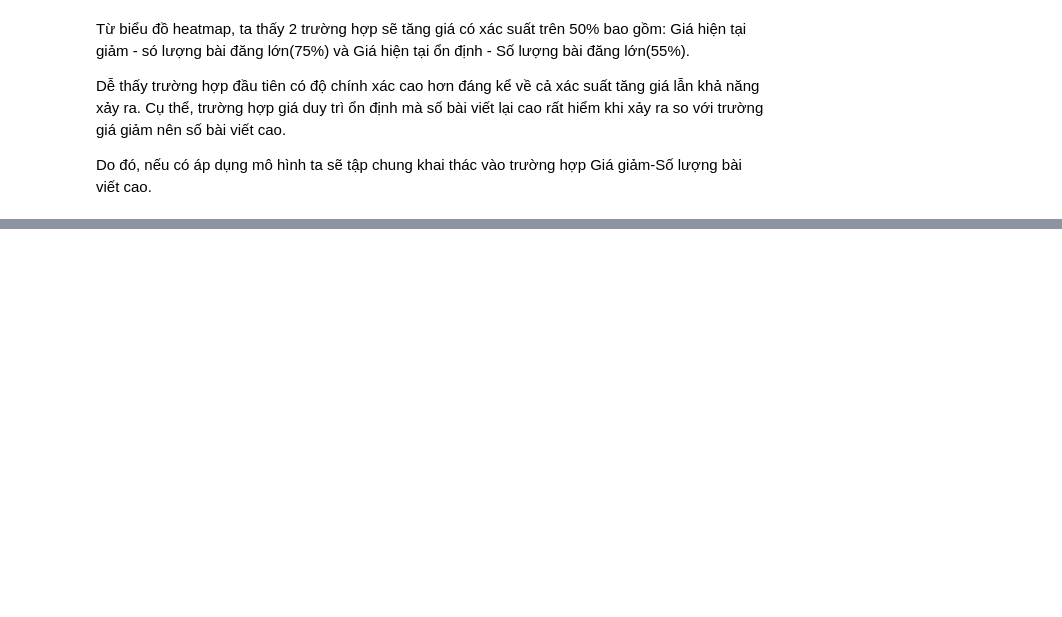
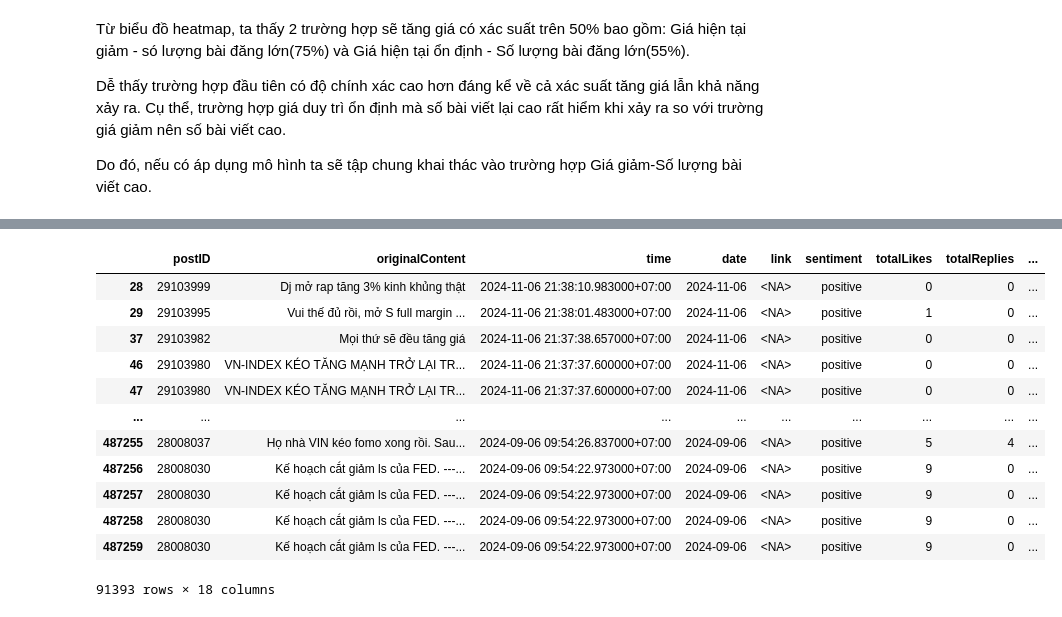
Before and after one commit to Legend0fHell/ait2006-data-processing-final, a Jupyter notebook: basic_analyze.ipynb, the cells around one changed output, grey strips where cells are left out. Saved outputs shown, nothing was run; the diff lists cells and outputs as text; code cells hidden in the pictures; blank space fills up the shorter version.

```diff
--- a/basic_analyze.ipynb
+++ b/basic_analyze.ipynb
@@ -2128,0 +2144,17 @@ Bảng này cũng có nhiều ô có xác suất lớn hơn 50% (6 ô), bao gồ
+# %%
+# symbols_data_dict['FPT']
+posts_df[posts_df['sentiment'] == 'positive']
+# %% [output]
+|  | postID | originalContent | time | date | link | sentiment | totalLikes | totalReplies | ... |
+| 28 | 29103999 | Dj mở rap tăng 3% kinh khủng thật | 2024-11-06 21:38:10.983000+07:00 | 2024-11-06 | <NA> | positive | 0 | 0 | ... |
+| 29 | 29103995 | Vui thế đủ rồi, mở S full margin ... | 2024-11-06 21:38:01.483000+07:00 | 2024-11-06 | <NA> | positive | 1 | 0 | ... |
+| 37 | 29103982 | Mọi thứ sẽ đều tăng giá | 2024-11-06 21:37:38.657000+07:00 | 2024-11-06 | <NA> | positive | 0 | 0 | ... |
+| 46 | 29103980 | VN-INDEX KÉO TĂNG MẠNH TRỞ LẠI TR... | 2024-11-06 21:37:37.600000+07:00 | 2024-11-06 | <NA> | positive | 0 | 0 | ... |
+| 47 | 29103980 | VN-INDEX KÉO TĂNG MẠNH TRỞ LẠI TR... | 2024-11-06 21:37:37.600000+07:00 | 2024-11-06 | <NA> | positive | 0 | 0 | ... |
+| ... | ... | ... | ... | ... | ... | ... | ... | ... | ... |
+| 487255 | 28008037 | Họ nhà VIN kéo fomo xong rồi. Sau... | 2024-09-06 09:54:26.837000+07:00 | 2024-09-06 | <NA> | positive | 5 | 4 | ... |
+| 487256 | 28008030 | Kế hoạch cắt giảm ls của FED. ---... | 2024-09-06 09:54:22.973000+07:00 | 2024-09-06 | <NA> | positive | 9 | 0 | ... |
+| 487257 | 28008030 | Kế hoạch cắt giảm ls của FED. ---... | 2024-09-06 09:54:22.973000+07:00 | 2024-09-06 | <NA> | positive | 9 | 0 | ... |
+| 487258 | 28008030 | Kế hoạch cắt giảm ls của FED. ---... | 2024-09-06 09:54:22.973000+07:00 | 2024-09-06 | <NA> | positive | 9 | 0 | ... |
+| 487259 | 28008030 | Kế hoạch cắt giảm ls của FED. ---... | 2024-09-06 09:54:22.973000+07:00 | 2024-09-06 | <NA> | positive | 9 | 0 | ... |
+91393 rows × 18 columns
```
Also changed, not shown: parts of 31 cells of this notebook.
